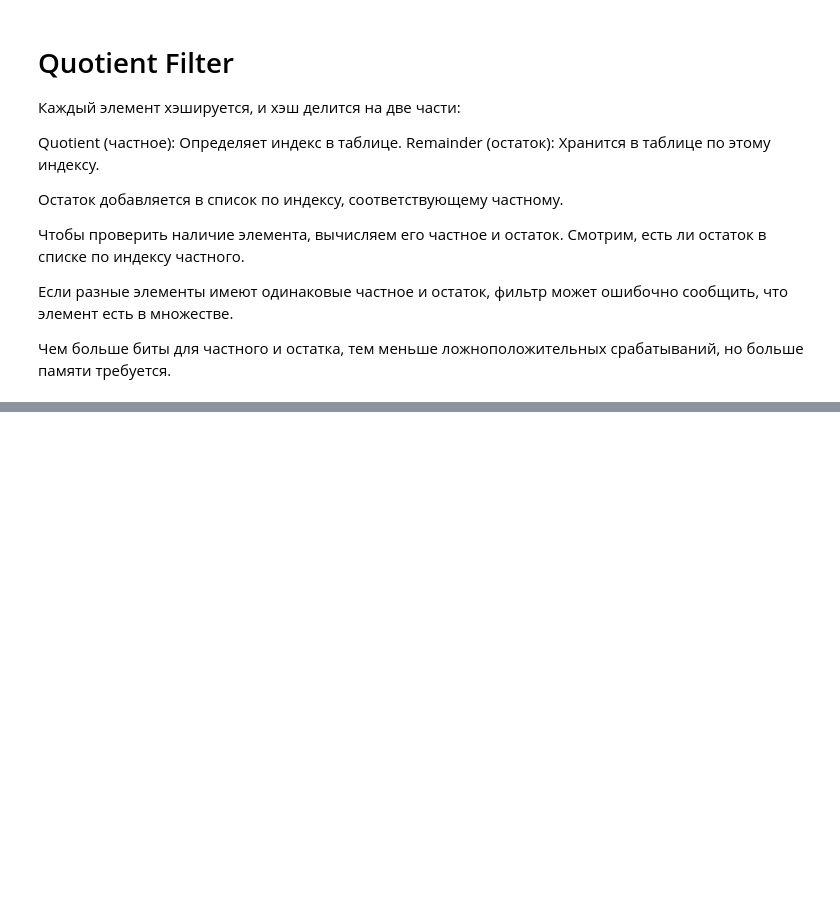
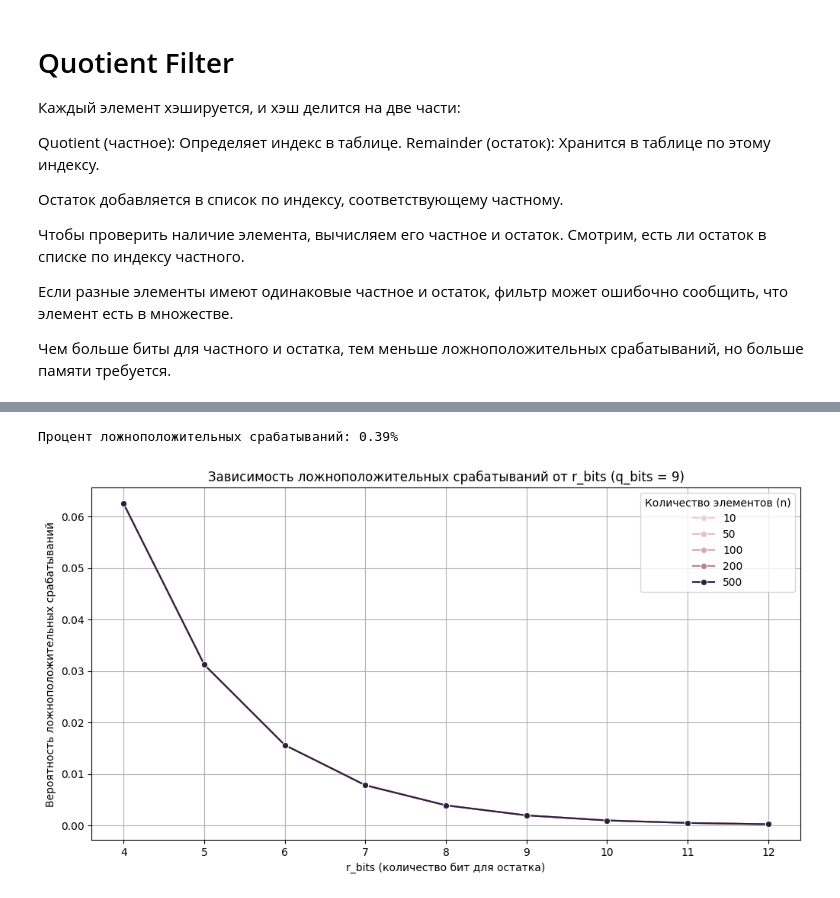
Before and after one commit to TimeFixer/OMGTUSem4, a Jupyter notebook: Practicum/1/4.ipynb, the cells around one changed output, grey strips where cells are left out. Drawn from its saved outputs; the diff is of its cells as text; code cells hidden in the pictures; blank space fills up the shorter version.

```diff
--- a/Practicum/1/4.ipynb
+++ b/Practicum/1/4.ipynb
@@ -89,0 +193,15 @@ plt.show()
+# %%
+qf = QuotientFilter(q_bits=4, r_bits=8)
+
+# Вставка элементов
+qf.insert('apple')
+qf.insert('banana')
+qf.insert('grape')
+
+# Проверка наличия элементов
+print("Содержит ли 'apple':", qf.contains('apple'))  # True
+print("Содержит ли 'banana':", qf.contains('banana'))  # True
+print("Содержит ли 'grape':", qf.contains('grape'))  # True
+
+qf.remove('grape')
+print("Содержит ли 'grape' после удаления:", qf.contains('grape'))  # False
@@ -89,0 +241,64 @@ plt.show()
+# %%
+probability = false_positive_rate(qf.r_bits, qf.size, qf.q_bits)
+print(f"Процент ложноположительных срабатываний: {probability * 100:.2f}%")
+# %% [output]
+Процент ложноположительных срабатываний: 0.39%
+# %%
+import pandas as pd
+import matplotlib.pyplot as plt
+import seaborn as sns
+
+def false_positive_rate(r_bits: int, n: int, q_bits: int) -> float:
+    """
+    Вычисляет вероятность ложноположительных срабатываний для Quotient Filter.
+
+    :param r_bits: Количество бит для остатка (remainder).
+    :param n: Количество элементов в таблице.
+    :param q_bits: Количество бит для частного (quotient).
+    :return: Вероятность ложноположительных срабатываний (в долях единицы).
+    """
+    if r_bits <= 0:
+        raise ValueError("r_bits должен быть положительным числом.")
+    if q_bits <= 0:
+        raise ValueError("q_bits должен быть положительным числом.")
+    if n < 0:
+        raise ValueError("n не может быть отрицательным числом.")
+
+    # Размер таблицы
+    size = 2 ** q_bits
+
+    # Проверяем, чтобы n не превышал размер таблицы
+    if n > size:
+        return 1.0  # Если элементов больше, чем ячеек, все проверки будут ложноположительными
+
+    # Вероятность ложноположительных срабатываний
+    false_positive_probability = 1 / (2 ** r_bits)
+
+    return false_positive_probability
+
+# Параметры для анализа
+r_bits_values = range(4, 13)  # Значения r_bits от 4 до 12
+n_values = [10, 50, 100, 200, 500]  # Различные значения количества элементов
+q_bits = 9  # Фиксированное значение q_bits (размер таблицы = 2^10 = 1024)
+
+# Создание DataFrame для хранения результатов
+data = []
+for r_bits in r_bits_values:
+    for n in n_values:
+        probability = false_positive_rate(r_bits, n, q_bits)
+        data.append({"r_bits": r_bits, "n": n, "False Positive Rate": probability})
+
+df = pd.DataFrame(data)
+
+# Построение графиков
+plt.figure(figsize=(12, 6))
+# Линейный график зависимости от r_bits для фиксированных значений n
+sns.lineplot(data=df, x="r_bits", y="False Positive Rate", hue="n", marker="o")
+plt.title(f"Зависимость ложноположительных срабатываний от r_bits (q_bits = {q_bits})")
+plt.xlabel("r_bits (количество бит для остатка)")
+plt.ylabel("Вероятность ложноположительных срабатываний")
+plt.legend(title="Количество элементов (n)")
+plt.grid(True)
+plt.show()
+# %% [output]
+[figure, added]
```
Also changed, not shown: parts of 8 cells of this notebook, 5 other files.
